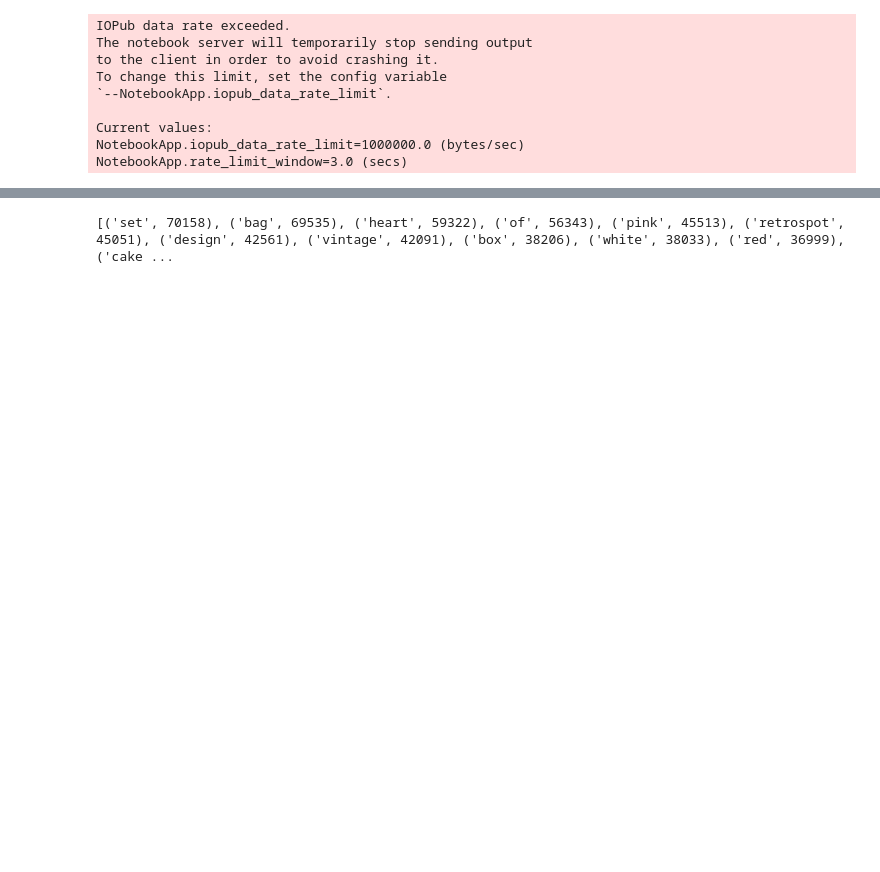
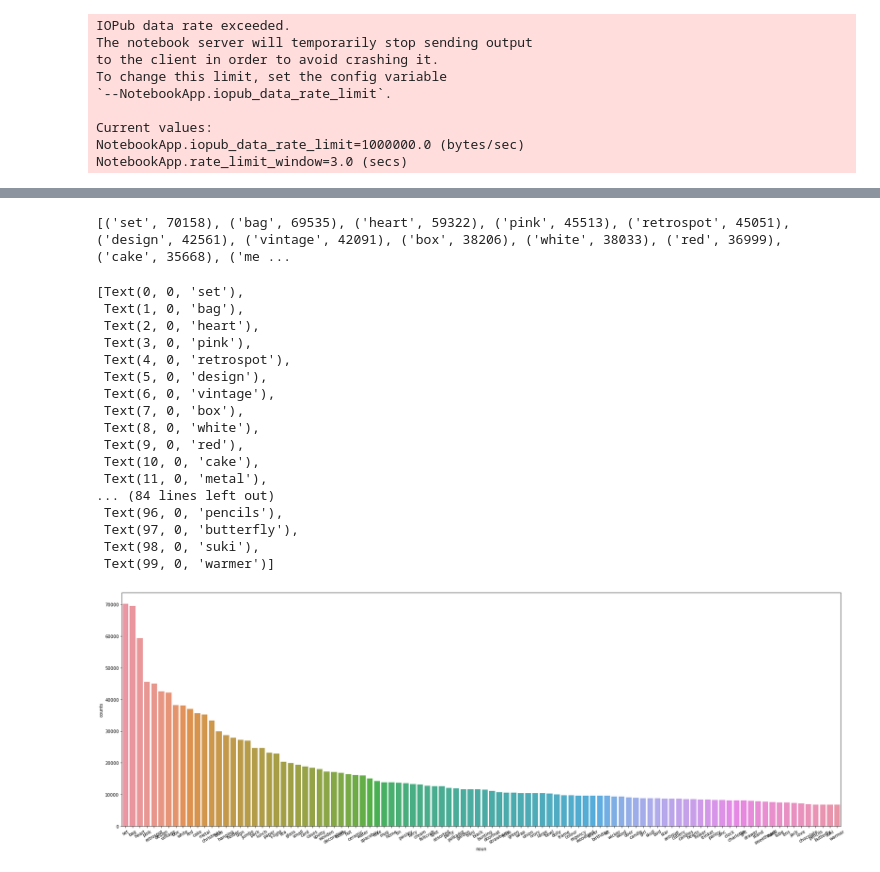
Before and after one commit to solyourock/growth, a Jupyter notebook: marketing.ipynb, the cells around one changed output, grey strips where cells are left out. Cells and saved outputs as stored; diff of their text form; code cells hidden in the pictures; blank space fills up the shorter version.

```diff
--- a/marketing.ipynb
+++ b/marketing.ipynb
@@ -587,0 +506,3 @@ stopwords_list
+# %%
+for i in tqdm(stopwords_list):
+    babo['check'][babo[0] == i] = 'babo'
@@ -587,0 +515,2 @@ stopwords_list
+# %%
+lower_words = babo[babo['check'] !='babo'][0].to_list()
@@ -590,7 +539,34 @@ from collections import Counter
 # %%
 c = Counter(lower_words)
 # %%
-k = 20
+k = 100
 print(c.most_common(k))
 # %% [output]
-[('set', 70158), ('bag', 69535), ('heart', 59322), ('of', 56343), ('pink', 45513), ('retrospot', 45051), ('design', 42561), ('vintage', 42091), ('box', 38206), ('white', 38033), ('red', 36999), ('cake ...
+[('set', 70158), ('bag', 69535), ('heart', 59322), ('pink', 45513), ('retrospot', 45051), ('design', 42561), ('vintage', 42091), ('box', 38206), ('white', 38033), ('red', 36999), ('cake', 35668), ('me ...
+# %%
+common_words = c.most_common(100)
+# %%
+common_words_df = pd.DataFrame(common_words, columns=['noun', 'counts'])
+# %%
+plt.figure(figsize=(30,10))
+ax = sns.barplot(common_words_df['noun'], common_words_df['counts'])
+ax.set_xticklabels(ax.get_xticklabels(), rotation=30, size=10)
+# %% [output]
+[Text(0, 0, 'set'),
+ Text(1, 0, 'bag'),
+ Text(2, 0, 'heart'),
+ Text(3, 0, 'pink'),
+ Text(4, 0, 'retrospot'),
+ Text(5, 0, 'design'),
+ Text(6, 0, 'vintage'),
+ Text(7, 0, 'box'),
+ Text(8, 0, 'white'),
+ Text(9, 0, 'red'),
+ Text(10, 0, 'cake'),
+ Text(11, 0, 'metal'),
+... (84 lines left out)
+ Text(96, 0, 'pencils'),
+ Text(97, 0, 'butterfly'),
+ Text(98, 0, 'suki'),
+ Text(99, 0, 'warmer')]
+[figure, added]
```
Also changed, not shown: parts of 22 cells of this notebook.
